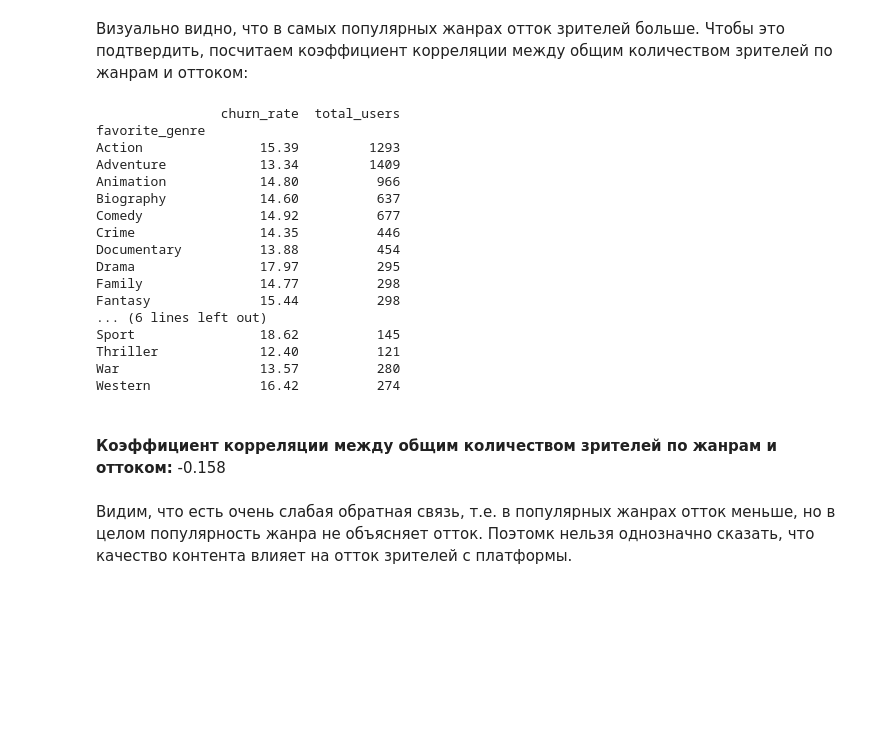
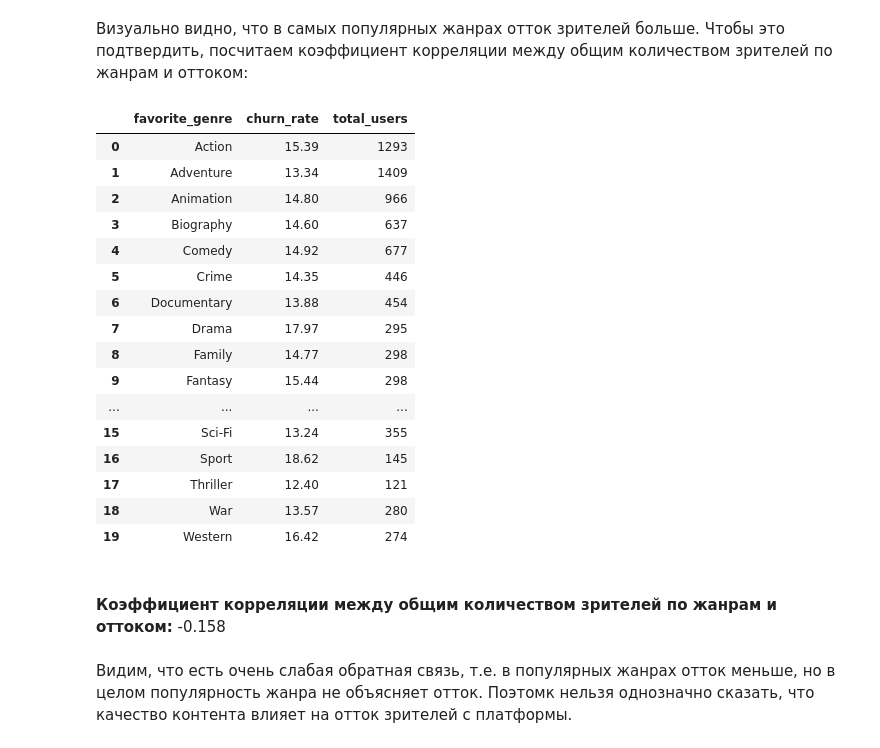
Before and after one commit to rouch314/netflix-users-behavior-analysis, a Jupyter notebook: netflix-analysis.ipynb, the cells around one changed output. Saved outputs shown, nothing was run; the diff lists cells and outputs as text; code cells hidden in the pictures; blank space fills up the shorter version.

```diff
--- a/netflix-analysis.ipynb
+++ b/netflix-analysis.ipynb
@@ -1055,30 +1055,30 @@ plt.show()
 # %%
 genre_impact = df.groupby('favorite_genre')['is_active'].agg(
     churn_rate=lambda x: (1 - x.mean()) *  100,
     total_users='count'
 ).round(2)
 
-print(genre_impact)
+display(genre_impact.reset_index())
 corr_total_churn_genre = genre_impact['churn_rate'].corr(genre_impact['total_users']).round(3)
 display(Markdown(f'<br>**Коэффициент корреляции между общим количеством зрителей по жанрам и оттоком:**  {corr_total_churn_genre}'))
 # %% [output]
-                churn_rate  total_users
-favorite_genre
-Action               15.39         1293
-Adventure            13.34         1409
-Animation            14.80          966
-Biography            14.60          637
-Comedy               14.92          677
-Crime                14.35          446
-Documentary          13.88          454
-Drama                17.97          295
-Family               14.77          298
-Fantasy              15.44          298
-... (6 lines left out)
-Sport                18.62          145
-Thriller             12.40          121
-War                  13.57          280
-Western              16.42          274
+|  | favorite_genre | churn_rate | total_users |
+| 0 | Action | 15.39 | 1293 |
+| 1 | Adventure | 13.34 | 1409 |
+| 2 | Animation | 14.80 | 966 |
+| 3 | Biography | 14.60 | 637 |
+| 4 | Comedy | 14.92 | 677 |
+| 5 | Crime | 14.35 | 446 |
+| 6 | Documentary | 13.88 | 454 |
+| 7 | Drama | 17.97 | 295 |
+| 8 | Family | 14.77 | 298 |
+| 9 | Fantasy | 15.44 | 298 |
+| ... | ... | ... | ... |
+| 15 | Sci-Fi | 13.24 | 355 |
+| 16 | Sport | 18.62 | 145 |
+| 17 | Thriller | 12.40 | 121 |
+| 18 | War | 13.57 | 280 |
+| 19 | Western | 16.42 | 274 |
 <br>**Коэффициент корреляции между общим количеством зрителей по жанрам и оттоком:**  -0.158
 # %% [markdown]
 Видим, что есть очень слабая обратная связь, т.е. в популярных жанрах отток меньше, но в целом популярность жанра не объясняет отток. Поэтомк нельзя однозначно сказать, что качество контента влияет на отток зрителей с платформы.
```
Also changed, not shown: parts of 8 cells of this notebook.
